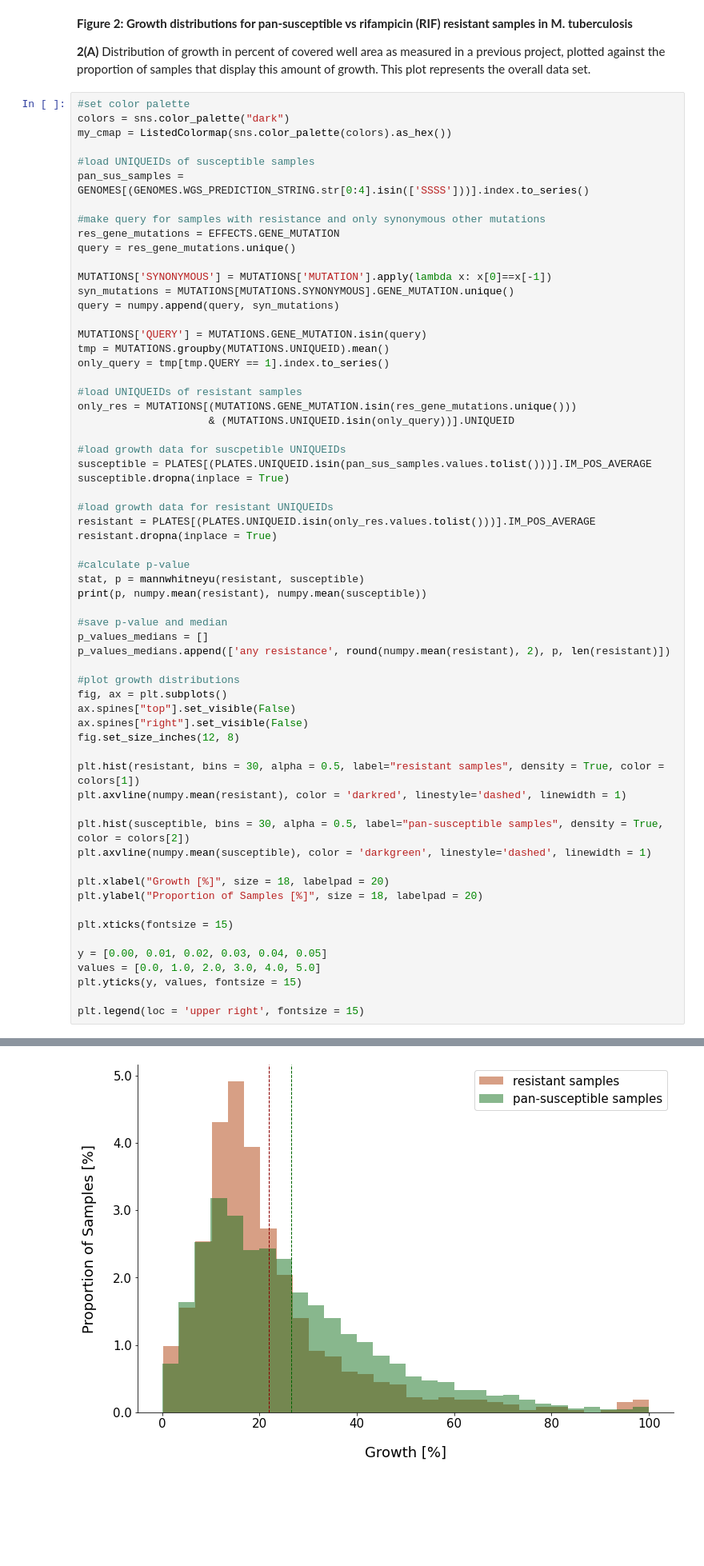
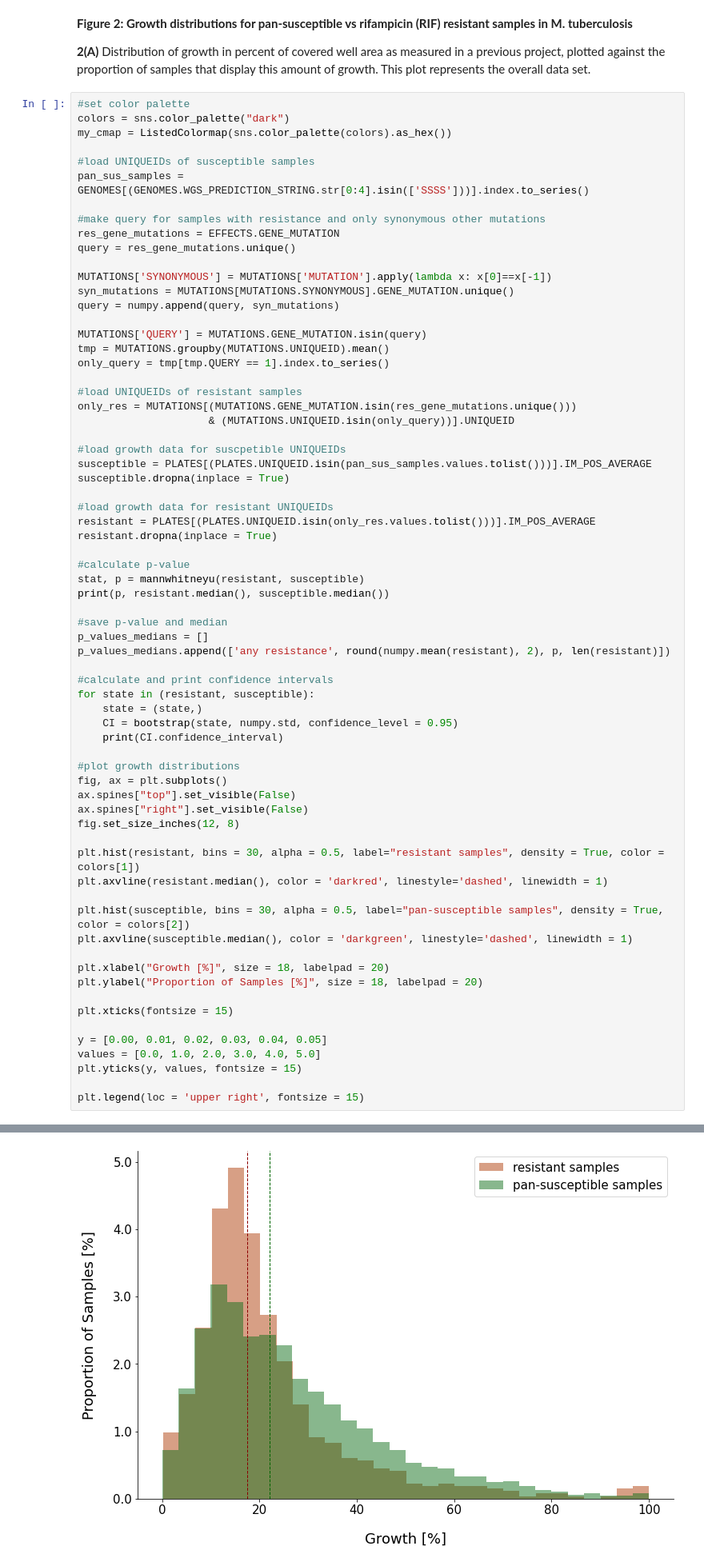
Before and after one commit to fowler-lab/tb-rnap-compensation, a Jupyter notebook: Recreate_figures_paper.ipynb, the cells around one changed output, grey strips where cells are left out. Shown at 80% size. Saved outputs shown, nothing was run; the diff lists cells and outputs as text; blank space fills up the shorter version.

Commit message:
used bootstrap method for confidence intervals

```diff
--- a/Recreate_figures_paper.ipynb
+++ b/Recreate_figures_paper.ipynb
@@ -143,11 +146,17 @@ resistant.dropna(inplace = True)
 
 #calculate p-value
 stat, p = mannwhitneyu(resistant, susceptible)
-print(p, numpy.mean(resistant), numpy.mean(susceptible))
+print(p, resistant.median(), susceptible.median())
 
 #save p-value and median
 p_values_medians = []
 p_values_medians.append(['any resistance', round(numpy.mean(resistant), 2), p, len(resistant)])
+
+#calculate and print confidence intervals
+for state in (resistant, susceptible):
+    state = (state,)
+    CI = bootstrap(state, numpy.std, confidence_level = 0.95)
+    print(CI.confidence_interval)
 
 #plot growth distributions
 fig, ax = plt.subplots()
@@ -156,10 +165,10 @@ ax.spines["right"].set_visible(False)
 fig.set_size_inches(12, 8)
 
 plt.hist(resistant, bins = 30, alpha = 0.5, label="resistant samples", density = True, color = colors[1])
-plt.axvline(numpy.mean(resistant), color = 'darkred', linestyle='dashed', linewidth = 1)
+plt.axvline(resistant.median(), color = 'darkred', linestyle='dashed', linewidth = 1)
 
 plt.hist(susceptible, bins = 30, alpha = 0.5, label="pan-susceptible samples", density = True, color = colors[2])
-plt.axvline(numpy.mean(susceptible), color = 'darkgreen', linestyle='dashed', linewidth = 1)
+plt.axvline(susceptible.median(), color = 'darkgreen', linestyle='dashed', linewidth = 1)
 
 plt.xlabel("Growth [%]", size = 18, labelpad = 20)
 plt.ylabel("Proportion of Samples [%]", size = 18, labelpad = 20)
@@ -176,2 +187,2 @@ plt.legend(loc = 'upper right', fontsize = 15)
 <matplotlib.legend.Legend at 0x...>
-[figure, old version]
+[figure, new version]
```
Also changed, not shown: parts of 6 cells of this notebook.
